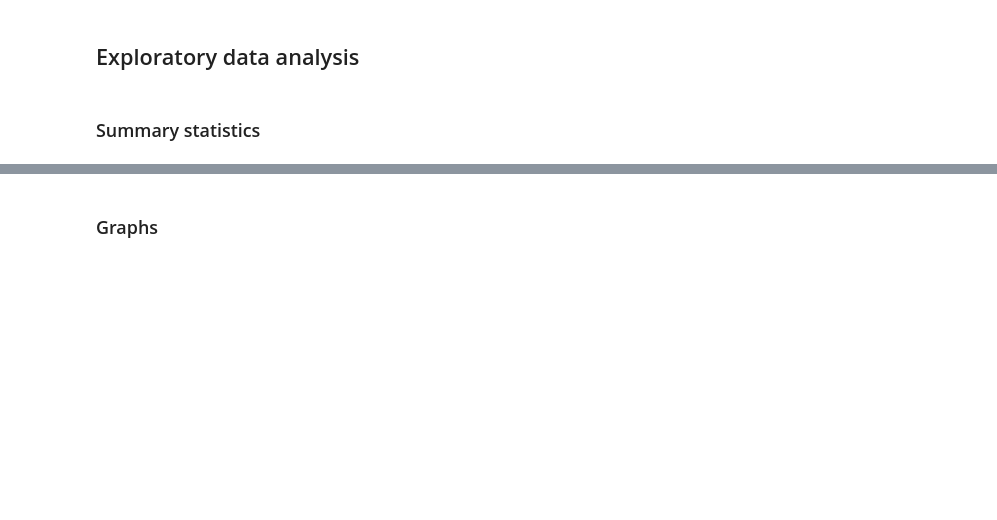
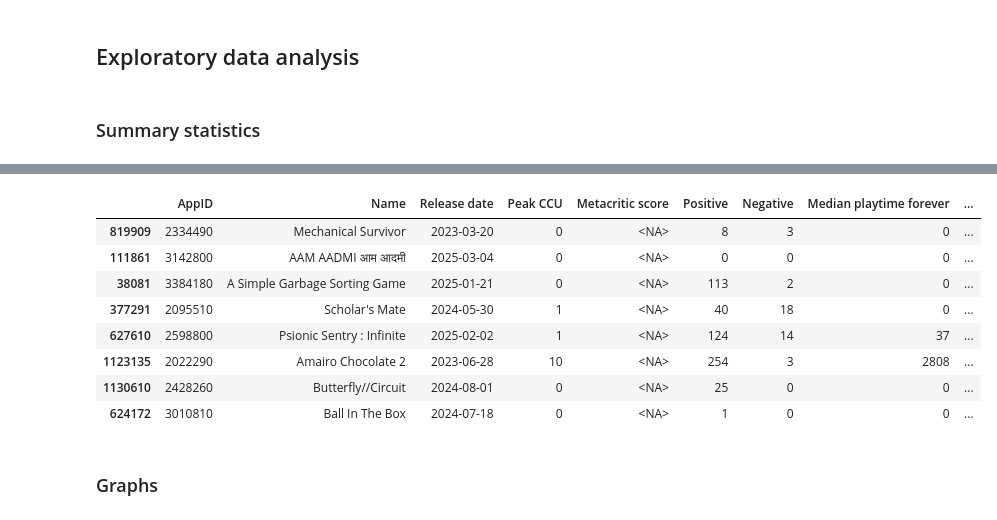
Before and after one commit to Tomasz5792/Data_Analytics_-_Summative_1, a Jupyter notebook: Summative_1.ipynb, the cells around one changed output, grey strips where cells are left out. Drawn from its saved outputs; the diff is of its cells as text; code cells hidden in the pictures; blank space fills up the shorter version.

```diff
--- a/Summative_1.ipynb
+++ b/Summative_1.ipynb
@@ -372,0 +377,2 @@ This code removes the 'Genre / Tags' data which is an empty string, this is impo
+# %%
+steam_games_df["Metacritic score"] = steam_games_df["Metacritic score"].astype("Int64")
@@ -372,0 +381,2 @@ This code removes the 'Genre / Tags' data which is an empty string, this is impo
+# %%
+steam_games_df.loc[(steam_games_df['User score']==0), 'User score'] = np.nan
@@ -372,0 +385,2 @@ This code removes the 'Genre / Tags' data which is an empty string, this is impo
+# %%
+steam_games_df = steam_games_df.dropna(subset=["Name"])
@@ -373,7 +411,7 @@ This code removes the 'Genre / Tags' data which is an empty string, this is impo
 # %% [markdown]
 ### Removing Intermediate Columns
 # %%
-steam_games_df = steam_games_df.drop(columns=['Estimated owners', 'Estimated owners min', 'Estimated owners max','Categories', 'Genres', 'Tags', 'Genre / Tags'])
+steam_games_df = steam_games_df.drop(columns=['User score', 'Estimated owners', 'Estimated owners min', 'Estimated owners max','Categories', 'Genres', 'Tags', 'Genre / Tags', 'Metacritic url'])
 # %% [markdown]
 ### Verify Cleaning 🛀🏾
 # %%
@@ -429,3 +509,16 @@ memory usage: 29.7 MB
+# %%
+games_plus_tags_df = steam_games_df.merge(genres_tags_df, on="AppID", how="left")
+games_plus_tags_df.sample(8)
+# %% [output]
+|  | AppID | Name | Release date | Peak CCU | Metacritic score | Positive | Negative | Median playtime forever | ... |
+| 819909 | 2334490 | Mechanical Survivor | 2023-03-20 | 0 | <NA> | 8 | 3 | 0 | ... |
+| 111861 | 3142800 | AAM AADMI आम आदमी | 2025-03-04 | 0 | <NA> | 0 | 0 | 0 | ... |
+| 38081 | 3384180 | A Simple Garbage Sorting Game | 2025-01-21 | 0 | <NA> | 113 | 2 | 0 | ... |
+| 377291 | 2095510 | Scholar's Mate | 2024-05-30 | 1 | <NA> | 40 | 18 | 0 | ... |
+| 627610 | 2598800 | Psionic Sentry : Infinite | 2025-02-02 | 1 | <NA> | 124 | 14 | 37 | ... |
+| 1123135 | 2022290 | Amairo Chocolate 2 | 2023-06-28 | 10 | <NA> | 254 | 3 | 2808 | ... |
+| 1130610 | 2428260 | Butterfly//Circuit | 2024-08-01 | 0 | <NA> | 25 | 0 | 0 | ... |
+| 624172 | 3010810 | Ball In The Box | 2024-07-18 | 0 | <NA> | 1 | 0 | 0 | ... |
 # %% [markdown]
 ### Graphs
 # %% [markdown]
```
Also changed, not shown: parts of 16 cells of this notebook.
